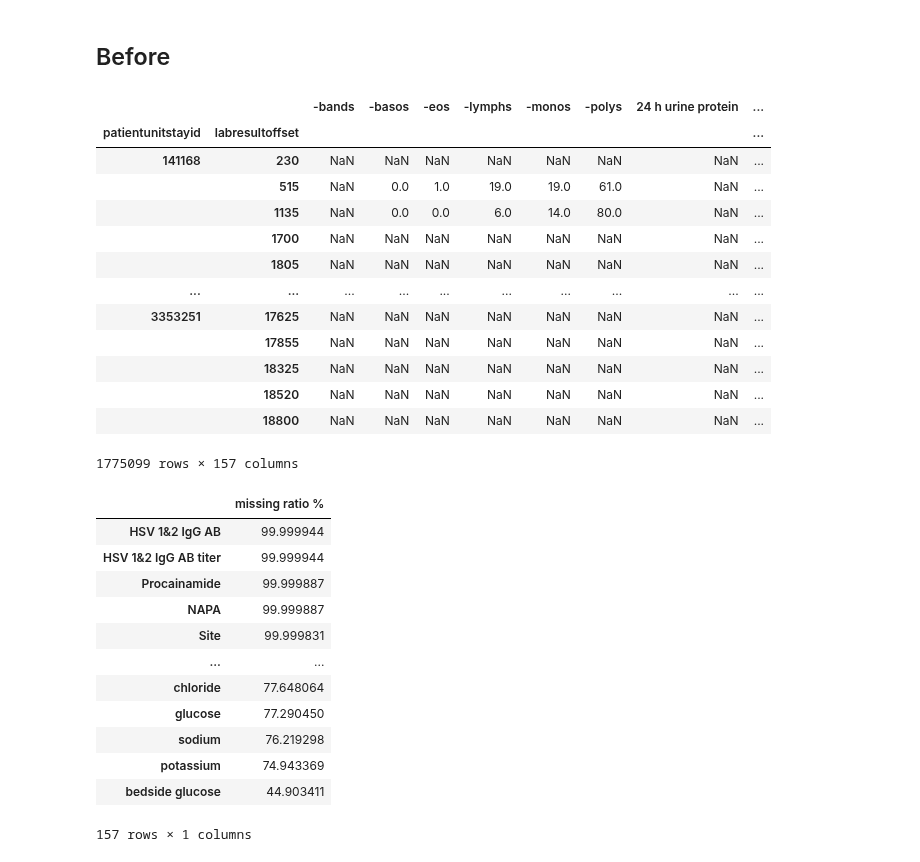
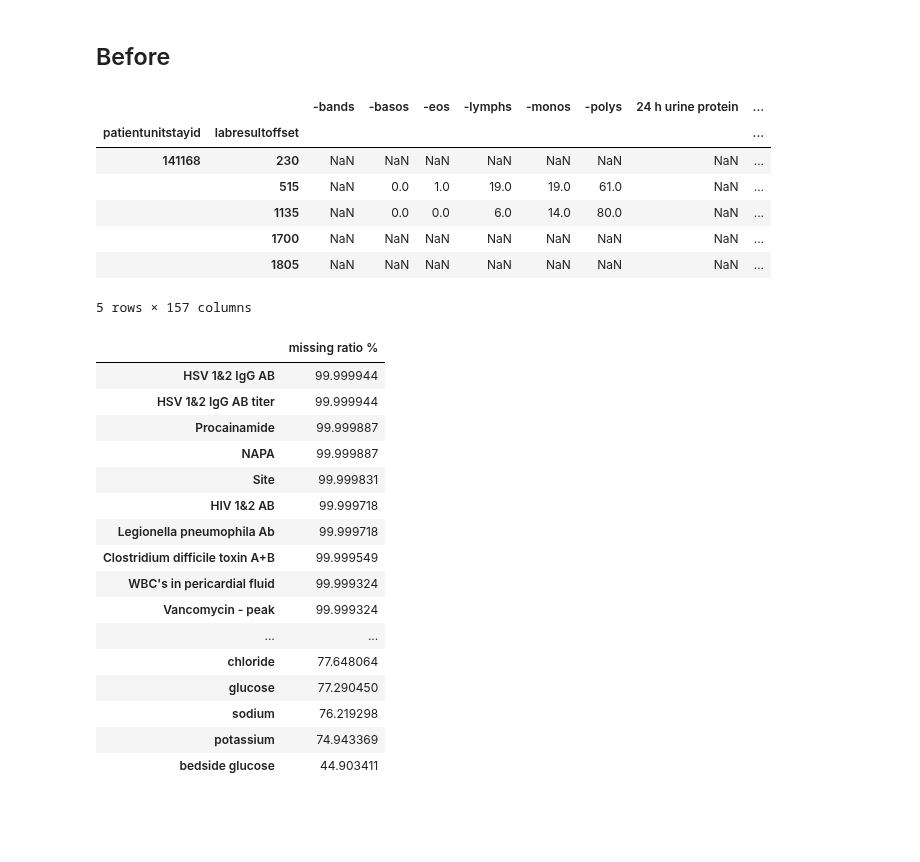
Before and after one commit to joy628/master-project, a Jupyter notebook: data-prepossing-2/lab.ipynb, the cells around one changed output. Cells and saved outputs as stored; diff of their text form; code cells hidden in the pictures; blank space fills up the shorter version.

```diff
--- a/data-prepossing-2/lab.ipynb
+++ b/data-prepossing-2/lab.ipynb
@@ -222,0 +205,3 @@ missing_ratio
+# %%
+pd.options.display.max_rows = None
+missing_ratio
@@ -339,22 +354,16 @@ labdone_count_interested
 # %% [markdown]
 ## Before
 # %%
-lab
+lab.head()
 # %% [output]
 |  |  | -bands | -basos | -eos | -lymphs | -monos | -polys | 24 h urine protein | ... |
 | patientunitstayid | labresultoffset |  |  |  |  |  |  |  | ... |
 | 141168 | 230 | NaN | NaN | NaN | NaN | NaN | NaN | NaN | ... |
 |  | 515 | NaN | 0.0 | 1.0 | 19.0 | 19.0 | 61.0 | NaN | ... |
 |  | 1135 | NaN | 0.0 | 0.0 | 6.0 | 14.0 | 80.0 | NaN | ... |
 |  | 1700 | NaN | NaN | NaN | NaN | NaN | NaN | NaN | ... |
 |  | 1805 | NaN | NaN | NaN | NaN | NaN | NaN | NaN | ... |
-| ... | ... | ... | ... | ... | ... | ... | ... | ... | ... |
-| 3353251 | 17625 | NaN | NaN | NaN | NaN | NaN | NaN | NaN | ... |
-|  | 17855 | NaN | NaN | NaN | NaN | NaN | NaN | NaN | ... |
-|  | 18325 | NaN | NaN | NaN | NaN | NaN | NaN | NaN | ... |
-|  | 18520 | NaN | NaN | NaN | NaN | NaN | NaN | NaN | ... |
-|  | 18800 | NaN | NaN | NaN | NaN | NaN | NaN | NaN | ... |
-1775099 rows × 157 columns
+5 rows × 157 columns
 # %%
 missing_ratio = pd.DataFrame(lab.isna().sum() / len(lab.index), columns = ['missing ratio %']) * 100
 missing_ratio.sort_values('missing ratio %', inplace = True, ascending = False)
@@ -366,13 +375,17 @@ missing_ratio
 | Procainamide | 99.999887 |
 | NAPA | 99.999887 |
 | Site | 99.999831 |
+| HIV 1&2 AB | 99.999718 |
+| Legionella pneumophila Ab | 99.999718 |
+| Clostridium difficile toxin A+B | 99.999549 |
+| WBC's in pericardial fluid | 99.999324 |
+| Vancomycin - peak | 99.999324 |
 | ... | ... |
 | chloride | 77.648064 |
 | glucose | 77.290450 |
 | sodium | 76.219298 |
 | potassium | 74.943369 |
 | bedside glucose | 44.903411 |
-157 rows × 1 columns
 # %%
 plt.rcParams["figure.figsize"] = (22,5)
 missing_ratio = pd.DataFrame(lab.isna().sum() / len(lab.index), columns = ['missing ratio']) * 100
```
Also changed, not shown: parts of 11 cells of this notebook, 1 other file.
